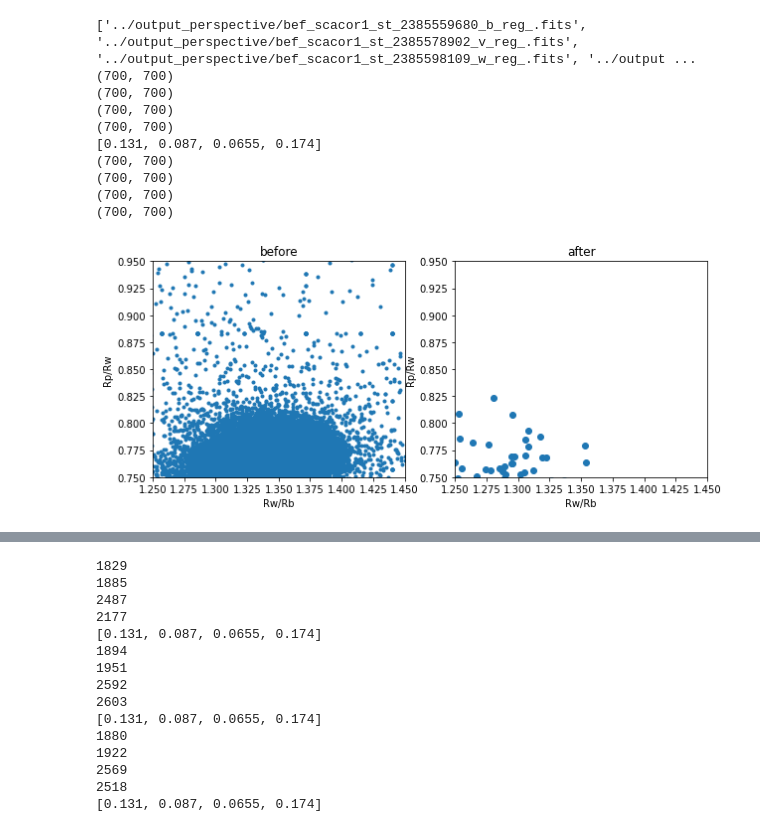
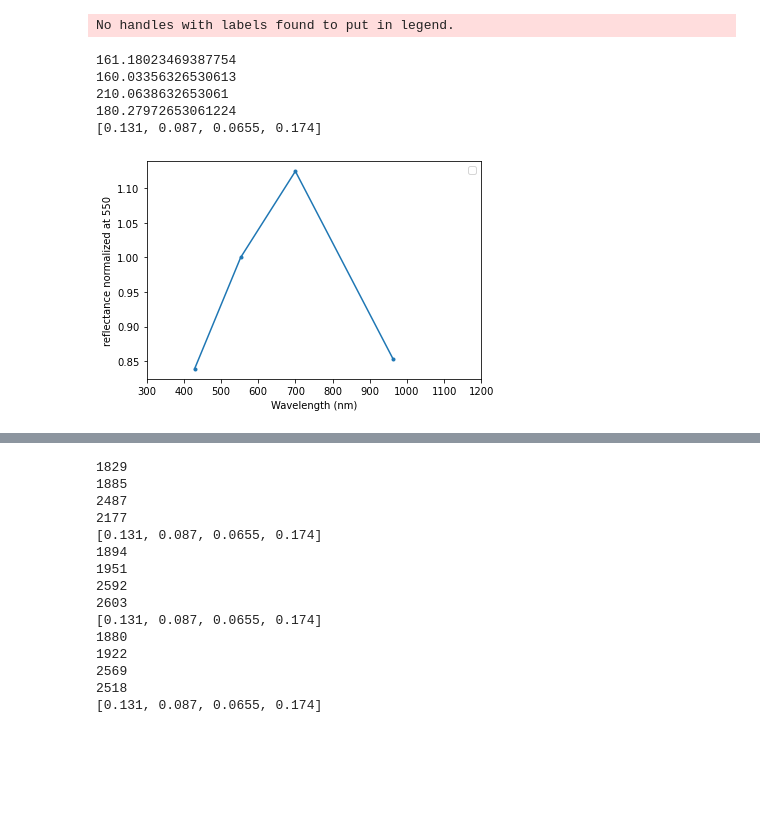
Before and after one commit to akihirohattori/preprocess, a Jupyter notebook: make_spectrum.ipynb, the cells around one changed output, grey strips where cells are left out. Drawn from its saved outputs; the diff is of its cells as text; code cells hidden in the pictures; blank space fills up the shorter version.

```diff
--- a/make_spectrum.ipynb
+++ b/make_spectrum.ipynb
@@ -88,41 +88,25 @@ plt.show()
-# %%
-bef_files = "../output_perspective/bef_scacor1_st_2385*.fits"
-af_files = "../output_perspective/cor1_st_2385*.fits"
-
-bef_files = sorted(glob.glob(bef_files))
-af_files = sorted(glob.glob(af_files))
-print(bef_files)
-for i in range(4):
-    print(bef_ref[i].shape)
-    fits.writeto(f"bef_ref{i}_reg.fits", bef_ref[i],overwrite=True)
-bef_ref, af_ref = R_pwb(bef_files, af_files)
-for i in range(4):
-    print(bef_ref[i].shape)
-fig, axes = plt.subplots(nrows=1, ncols=2, figsize=(10, 4))
-axes[0].scatter(bef_ref[2]/bef_ref[0], bef_ref[3]/bef_ref[2], marker = ".", label = "before")
-axes[1].scatter(af_ref[2]/af_ref[0], af_ref[3]/af_ref[2], marker = "o", label = "after")
-
-axes[0].set_title('before')
-axes[1].set_title('after')
-axes[0].set_xlabel('Rw/Rb')
-axes[0].set_ylabel('Rp/Rw')
-axes[1].set_xlabel('Rw/Rb')
-axes[1].set_ylabel('Rp/Rw')
-axes[0].set_xlim(1.25,1.45)
-axes[1].set_xlim(1.25,1.45)
-axes[0].set_ylim(0.75,0.95)
-axes[1].set_ylim(0.75,0.95)
-plt.show()
-# %% [output]
-['../output_perspective/bef_scacor1_st_2385559680_b_reg_.fits', '../output_perspective/bef_scacor1_st_2385578902_v_reg_.fits', '../output_perspective/bef_scacor1_st_2385598109_w_reg_.fits', '../output ...
-(700, 700)
-(700, 700)
-(700, 700)
-(700, 700)
-[0.131, 0.087, 0.0655, 0.174]
-(700, 700)
-(700, 700)
-(700, 700)
-(700, 700)
-[figure, removed]
+# %%
+bef_files = "../output_perspective/bef_scacor1_st_2385*.fits"
+af_files = "../output_perspective/bef_scacor1_st_2385*.fits"
+
+bef_files = sorted(glob.glob(bef_files))
+af_files = sorted(glob.glob(af_files))
+wave_length = [429, 553, 700, 963]
+
+a = []
+a = conversion_ref(bef_files)
+plt.plot(wave_length, a, marker = ".")
+plt.xlabel('Wavelength (nm)')
+plt.xlim(300, 1200)
+plt.ylabel('reflectance normalized at 550')
+plt.legend(loc = 'upper right')
+plt.show()
+# %% [output]
+No handles with labels found to put in legend.
+161.18023469387754
+160.03356326530613
+210.0638632653061
+180.27972653061224
+[0.131, 0.087, 0.0655, 0.174]
+[figure, added]
 # %%
```
Also changed, not shown: parts of 11 cells of this notebook, 6 other files.
